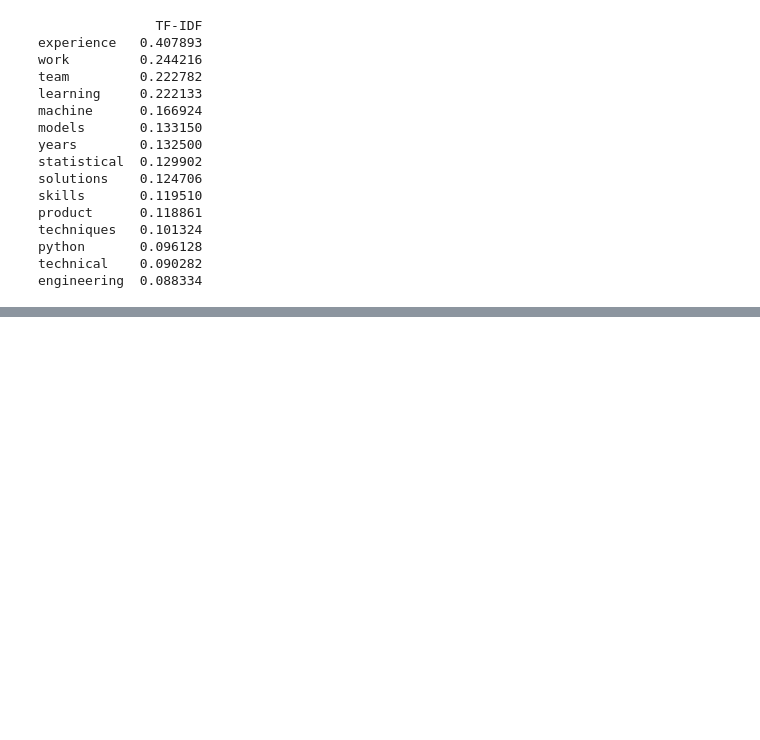
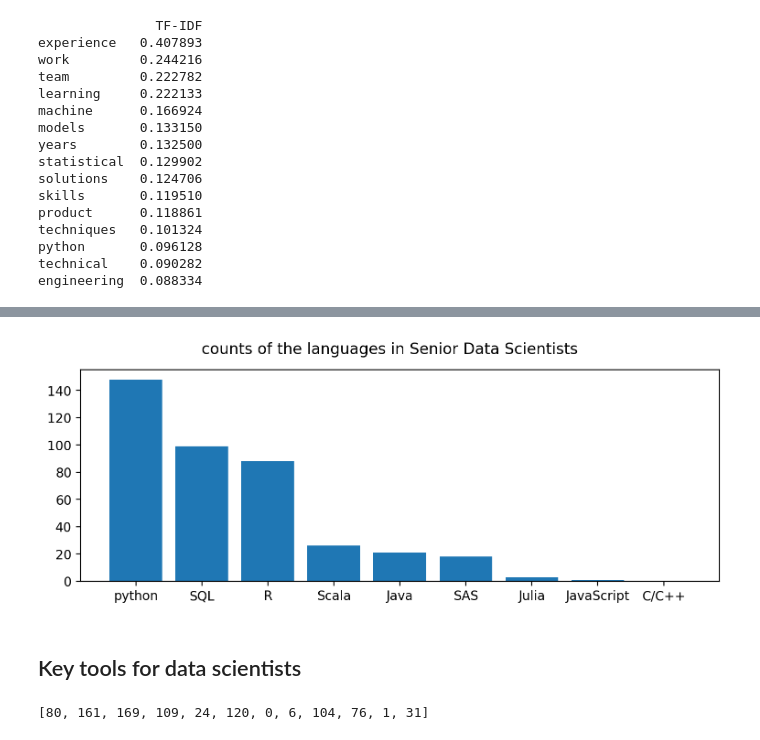
Before and after one commit to ericyang94/DS-Job-Analysis, a Jupyter notebook: Data_Analysis/Indeed_NLP_Analysis.ipynb, the cells around one changed output, grey strips where cells are left out. Drawn from its saved outputs; the diff is of its cells as text; code cells hidden in the pictures; blank space fills up the shorter version.

```diff
--- a/Data_Analysis/Indeed_NLP_Analysis.ipynb
+++ b/Data_Analysis/Indeed_NLP_Analysis.ipynb
@@ -285,0 +383,18 @@ engineering  0.088334
+# %%
+df_language = {'languagues': ["python","R", "SQL", "Java", "Scala", "C/C++", "Julia", "JavaScript", 'SAS'],
+        'count': [148, 88, 99, 21, 26, 0, 3, 1, 18]}
+df_language = pd.DataFrame(df_language, columns = ['languagues', 'count'])
+df_language_sr = df_language.sort_values(by=['count'], ascending=False)
+# %%
+names = df_language_sr['languagues']
+values = df_language_sr['count']
+
+plt.figure(figsize=(9, 3))
+
+plt.bar(names,values)
+plt.suptitle('counts of the languages in Senior Data Scientists')
+plt.show()
+# %% [output]
+[figure, added]
+# %% [markdown]
+## Key tools for data scientists
@@ -285,0 +443,4 @@ engineering  0.088334
+# %%
+[excel,tableau, spark, hadoop, jupyter, aws, PowerBI, ggplot2, tensorflow, scikitlearn, BigML, Matplotlib]
+# %% [output]
+[80, 161, 169, 109, 24, 120, 0, 6, 104, 76, 1, 31]
```
Also changed, not shown: parts of 27 cells of this notebook.
